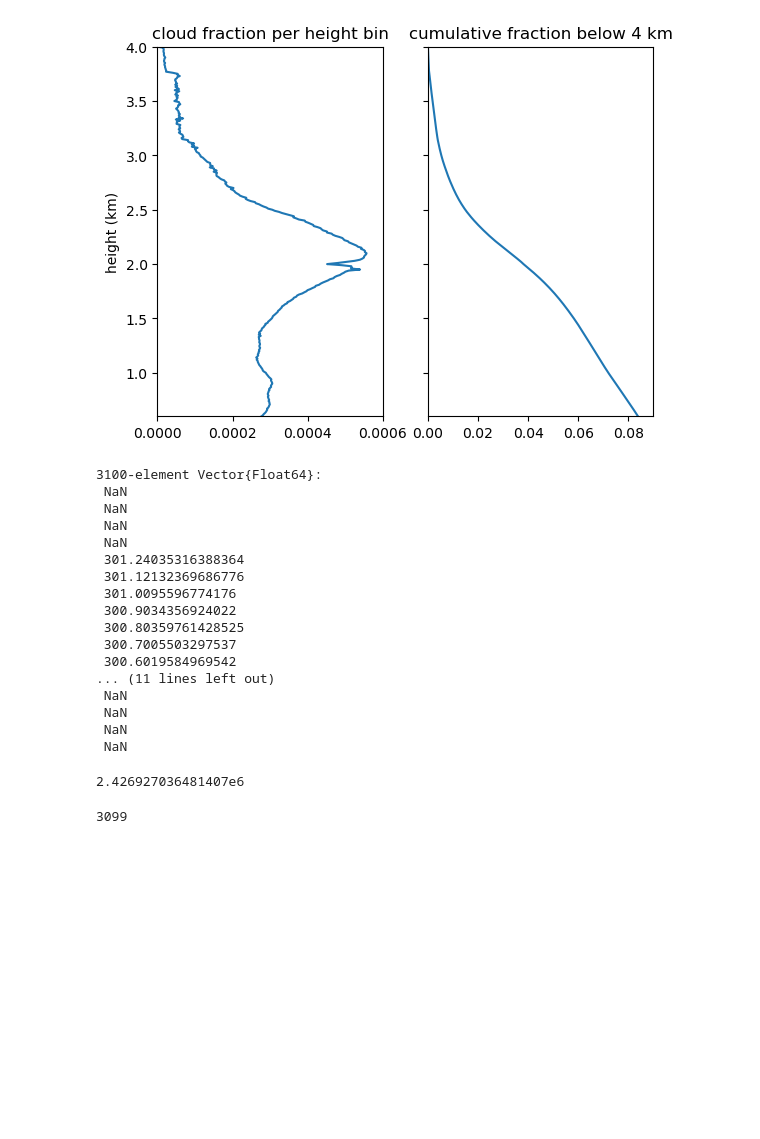
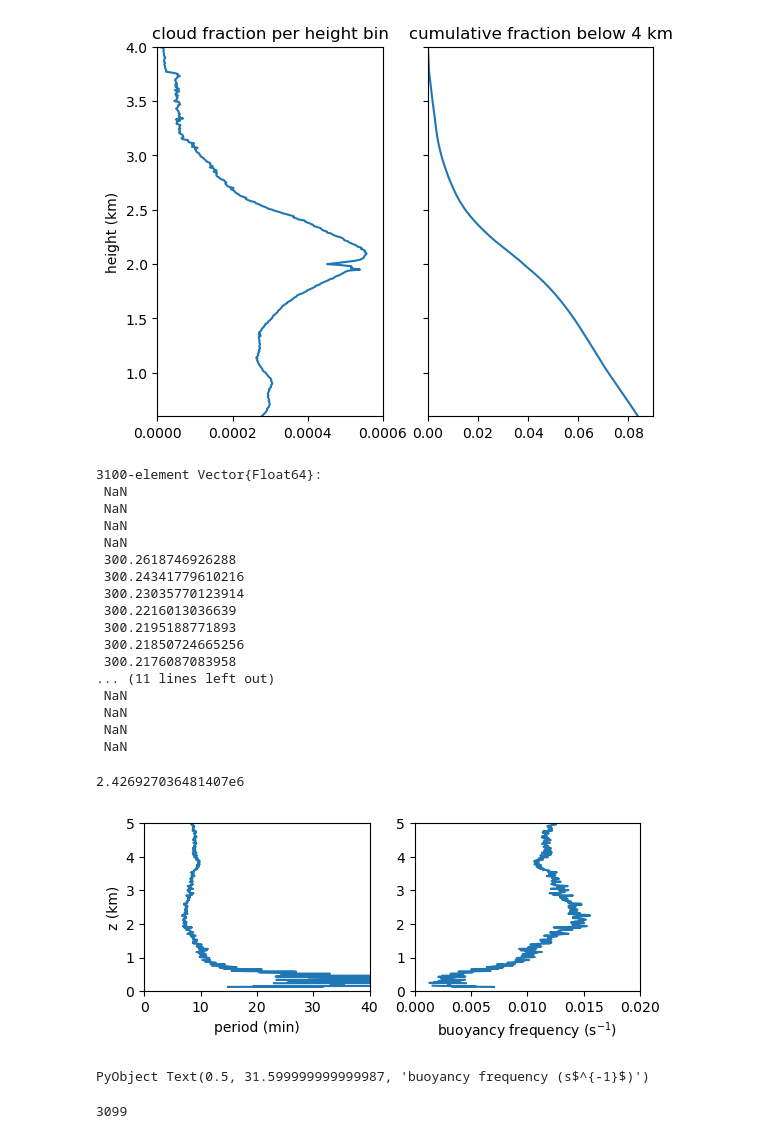
Before and after one commit to deszoeke/trade-cu-model, a Jupyter notebook: src/julia/flux-model.ipynb, the cells around one changed output. Saved outputs shown, nothing was run; the diff lists cells and outputs as text; code cells hidden in the pictures; blank space fills up the shorter version.

Commit message:
relabel N plot

```diff
--- a/src/julia/flux-model.ipynb
+++ b/src/julia/flux-model.ipynb
@@ -433,7 +433,8 @@ qm  = tmean(:q)
 pm  = tmean(:p) # Pa
 qs  = qsat.(pm, tam.-KelvinCelsius) # kg/kg
 
-tvm = tam .* (1 .+ 0.608*qm) # virtual temperature, K
+tvm  = tam .* (1 .+ 0.608*qm) # virtual temperature, K
+thvm = thm .* (1 .+ 0.608*qm) # virtual temperature, K
 #tdm = tvm # liqldfac(ql) # density temperature, K; no liquid water in env
 # %% [output]
 3100-element Vector{Float64}:
@@ -441,13 +442,13 @@ tvm = tam .* (1 .+ 0.608*qm) # virtual temperature, K
  NaN
  NaN
  NaN
- 301.24035316388364
- 301.12132369686776
- 301.0095596774176
- 300.9034356924022
- 300.80359761428525
- 300.7005503297537
- 300.6019584969542
+ 300.2618746926288
+ 300.24341779610216
+ 300.23035770123914
+ 300.2216013036639
+ 300.2195188771893
+ 300.21850724665256
+ 300.2176087083958
 ... (11 lines left out)
  NaN
  NaN
@@ -459,6 +460,8 @@ tvm = tam .* (1 .+ 0.608*qm) # virtual temperature, K
 # vertical grid
 z = ds[:alt][:]
 ii = findall(isfinite.(qm))
+
+Nsq = gravity * diff(log.(thvm))./diff(z)
 
 zi = 3.0e3    # m
 ztop = 4e3
@@ -499,6 +502,25 @@ P0 = rhosfc*L * mean(skipmissing(psl["prate"][:])) / 3600 # -> 25 W/m^2
 =#
 # %% [output]
 2.426927036481407e6
+# %%
+# plot buoyancy frequency
+close("all")
+subplot(2,2,1)
+plot((x->x>0 ? 2*pi/sqrt(x)/60 : NaN).(Nsq), (z[1:end-1].+5.0)./1e3)
+ylim([0, 5])
+xlim([0, 40])
+ylabel("z (km)")
+xlabel("period (min)")
+
+subplot(2,2,2)
+plot((x->x>0 ? sqrt(x) : NaN).(Nsq), (z[1:end-1].+5.0)./1e3)
+ylim([0, 5])
+xlim([0, 0.02])
+xlabel("buoyancy frequency (s\$^{-1}\$)")
+"slow omega<N, longer than 10 min, propagate"
+# %% [output]
+[figure, added]
+PyObject Text(0.5, 31.599999999999987, 'buoyancy frequency (s$^{-1}$)')
 # %%
 # compute total all-sky flux G with cloud base BC
 
```
Also changed, not shown: parts of 1 cell of this notebook.
